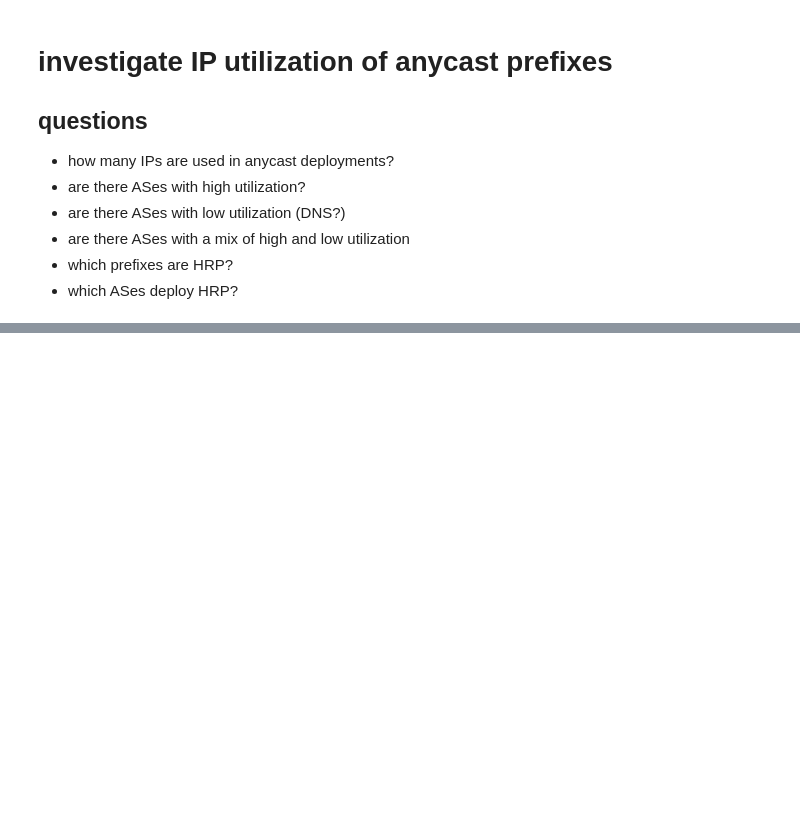
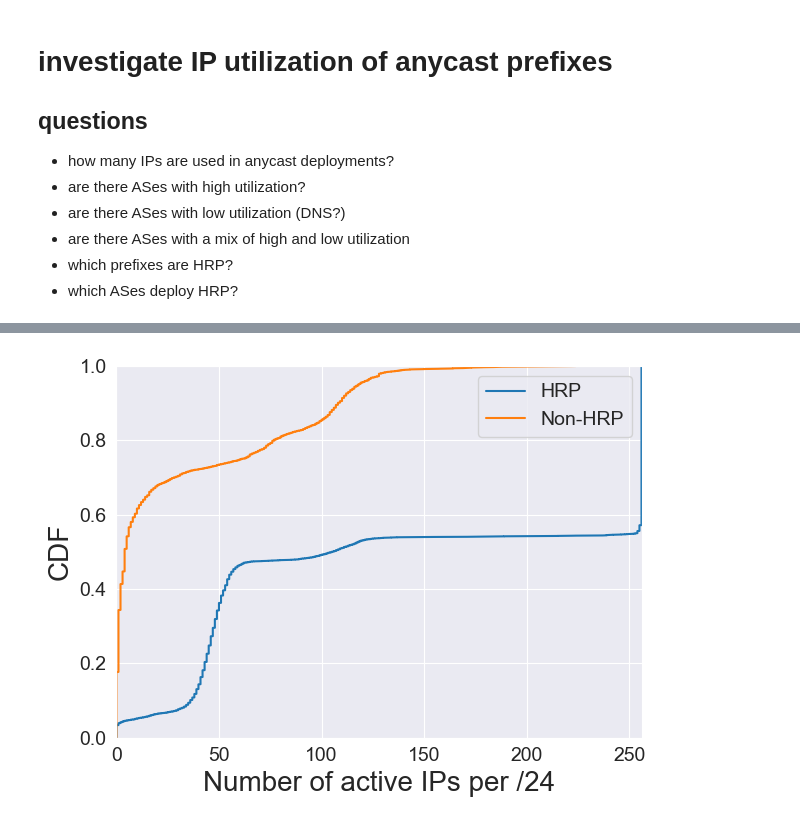
Before and after one commit to gustavoluvizotto/anycast-service-discovery, a Jupyter notebook: analysis/ip_utilization/ip_utilization.ipynb, the cells around one changed output, grey strips where cells are left out. Cells and saved outputs as stored; diff of their text form; code cells hidden in the pictures; blank space fills up the shorter version.

Commit message:
ip utilization analysis

```diff
--- a/analysis/ip_utilization/ip_utilization.ipynb
+++ b/analysis/ip_utilization/ip_utilization.ipynb
@@ -36,0 +137,9 @@ TypeError: download_date() missing 2 required positional arguments: 'day' and 'v
+# %%
+census_v4['number_of_active_ips'] = (
+    census_v4['prefix']
+        .map(ip_counts)
+        .fillna(0)
+        .astype(int)
+)
+
+census_v4
@@ -36,0 +160,8 @@ TypeError: download_date() missing 2 required positional arguments: 'day' and 'v
+# %%
+# calculate IP utilization per /24
+
+census_v4['ip_utilization'] = (
+    census_v4['number_of_active_ips'] / 256
+)
+
+census_v4
@@ -36,0 +351,31 @@ TypeError: download_date() missing 2 required positional arguments: 'day' and 'v
+# %%
+# plot distribution of active IPs for HRP and non-HRP
+
+import numpy as np
+# split data
+hrp = census_v4[census_v4['is_hrp'] == True]['number_of_active_ips']
+non_hrp = census_v4[census_v4['is_hrp'] == False]['number_of_active_ips']
+
+hrp_sorted = np.sort(hrp)
+non_hrp_sorted = np.sort(non_hrp)
+
+hrp_cdf = np.arange(1, len(hrp_sorted) + 1) / len(hrp_sorted)
+non_hrp_cdf = np.arange(1, len(non_hrp_sorted) + 1) / len(non_hrp_sorted)
+
+plt.figure()
+
+plt.plot(hrp_sorted, hrp_cdf, label="HRP")
+plt.plot(non_hrp_sorted, non_hrp_cdf, label="Non-HRP")
+
+plt.xlabel("Number of active IPs per /24")
+plt.ylabel("CDF")
+plt.xlim(0, 256)
+plt.ylim(0, 1)
+
+plt.grid(True)
+plt.legend()
+
+plt.tight_layout()
+plt.show()
+# %% [output]
+[figure, added]
```
Also changed, not shown: parts of 28 cells of this notebook, 1 other file.
